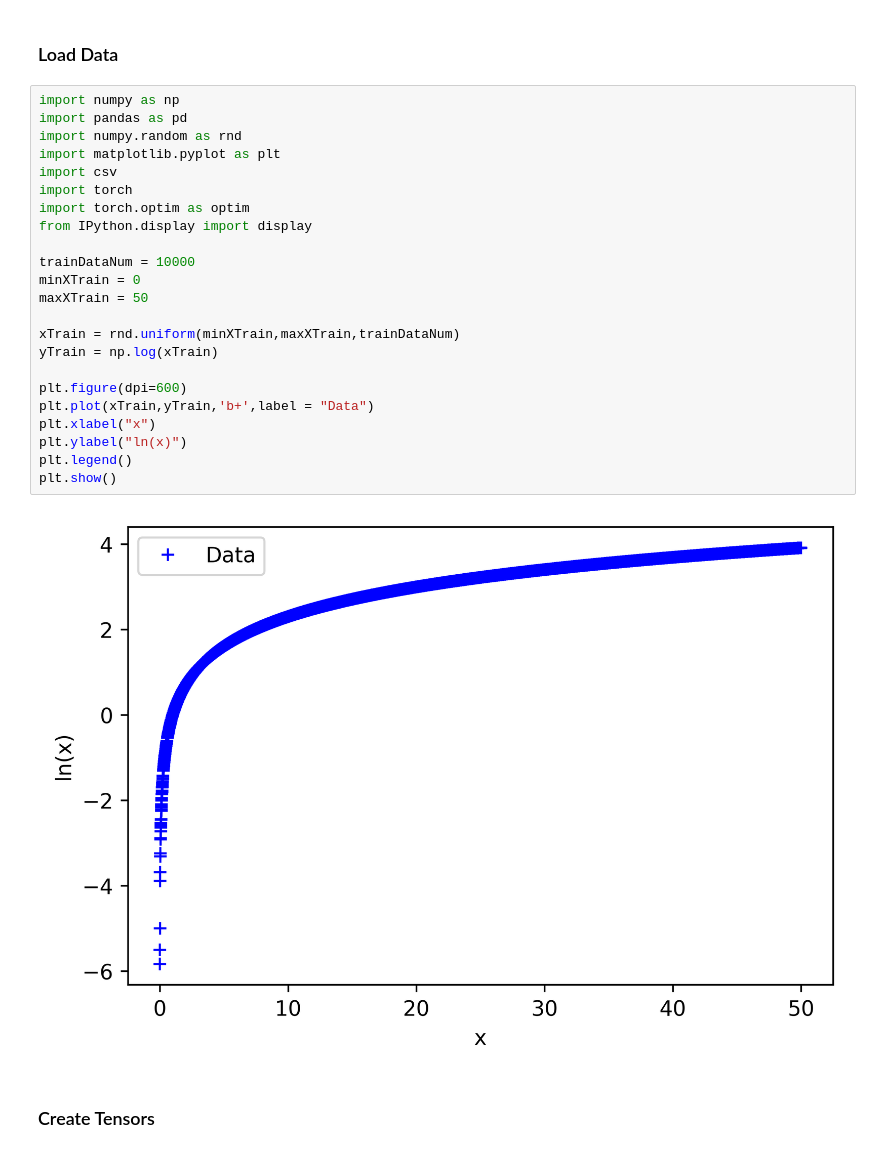
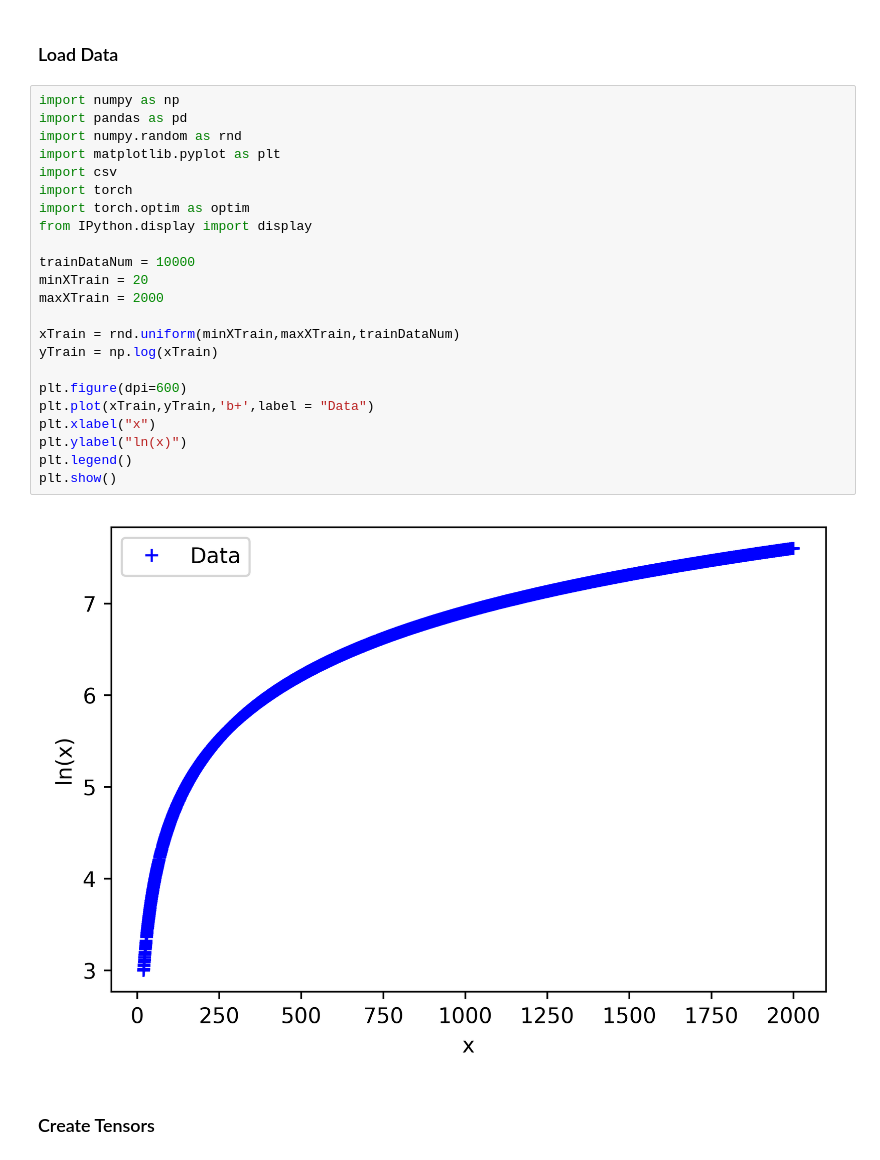
Before and after one commit to ukarapinar/NN_NaturalLogarithm, a Jupyter notebook: natural-log-with-pytorch-nn.ipynb, the cells around one changed output. Cells and saved outputs as stored; diff of their text form.

```diff
--- a/natural-log-with-pytorch-nn.ipynb
+++ b/natural-log-with-pytorch-nn.ipynb
@@ -554,28 +554,28 @@ model, as well as the learning rate.
 # %%
 import numpy as np
 import pandas as pd
 import numpy.random as rnd
 import matplotlib.pyplot as plt
 import csv
 import torch
 import torch.optim as optim
 from IPython.display import display
 
 trainDataNum = 10000
-minXTrain = 0
-maxXTrain = 50
+minXTrain = 20
+maxXTrain = 2000
 
 xTrain = rnd.uniform(minXTrain,maxXTrain,trainDataNum)
 yTrain = np.log(xTrain)
 
 plt.figure(dpi=600)
 plt.plot(xTrain,yTrain,'b+',label = "Data")
 plt.xlabel("x")
 plt.ylabel("ln(x)")
 plt.legend()
 plt.show()
 # %% [output]
-[figure, old version]
+[figure, new version]
 # %% [markdown]
 ### Create Tensors
 # %%
```
Also changed, not shown: parts of 2 cells of this notebook, 1 other file.
